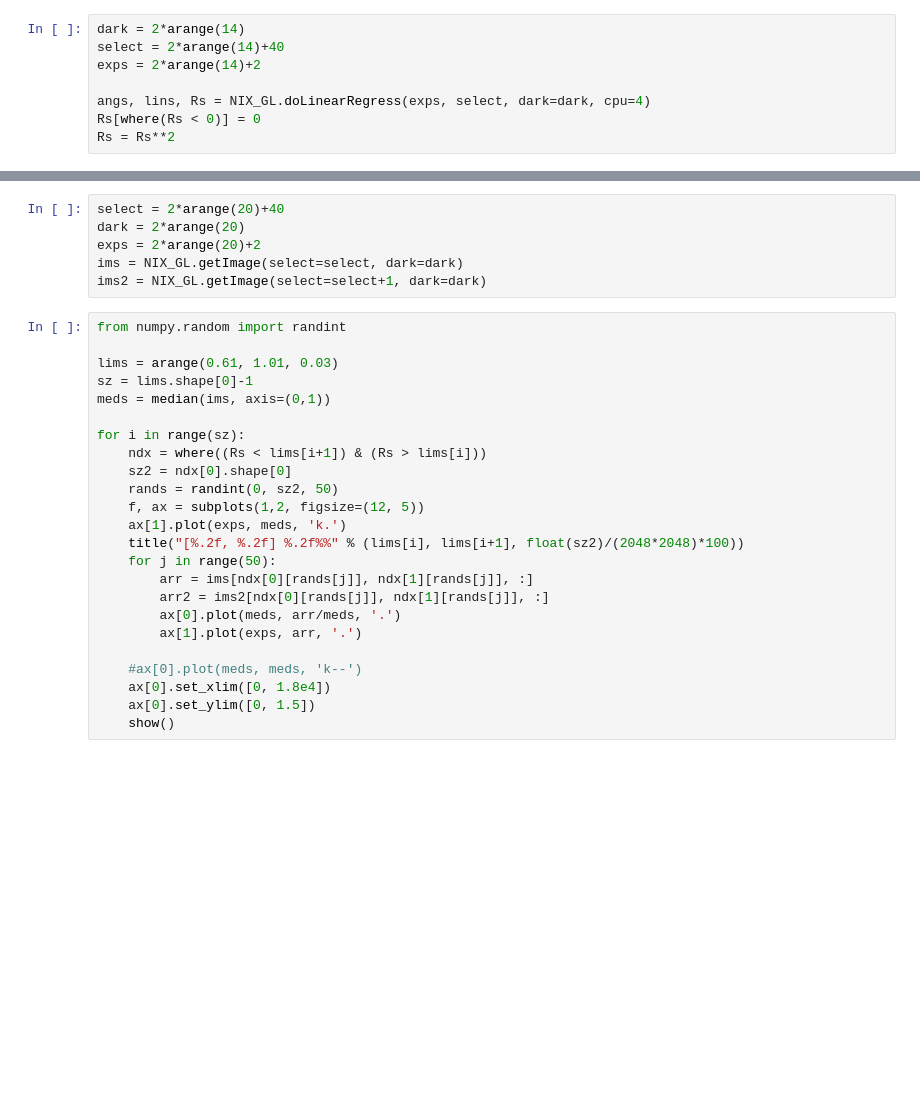
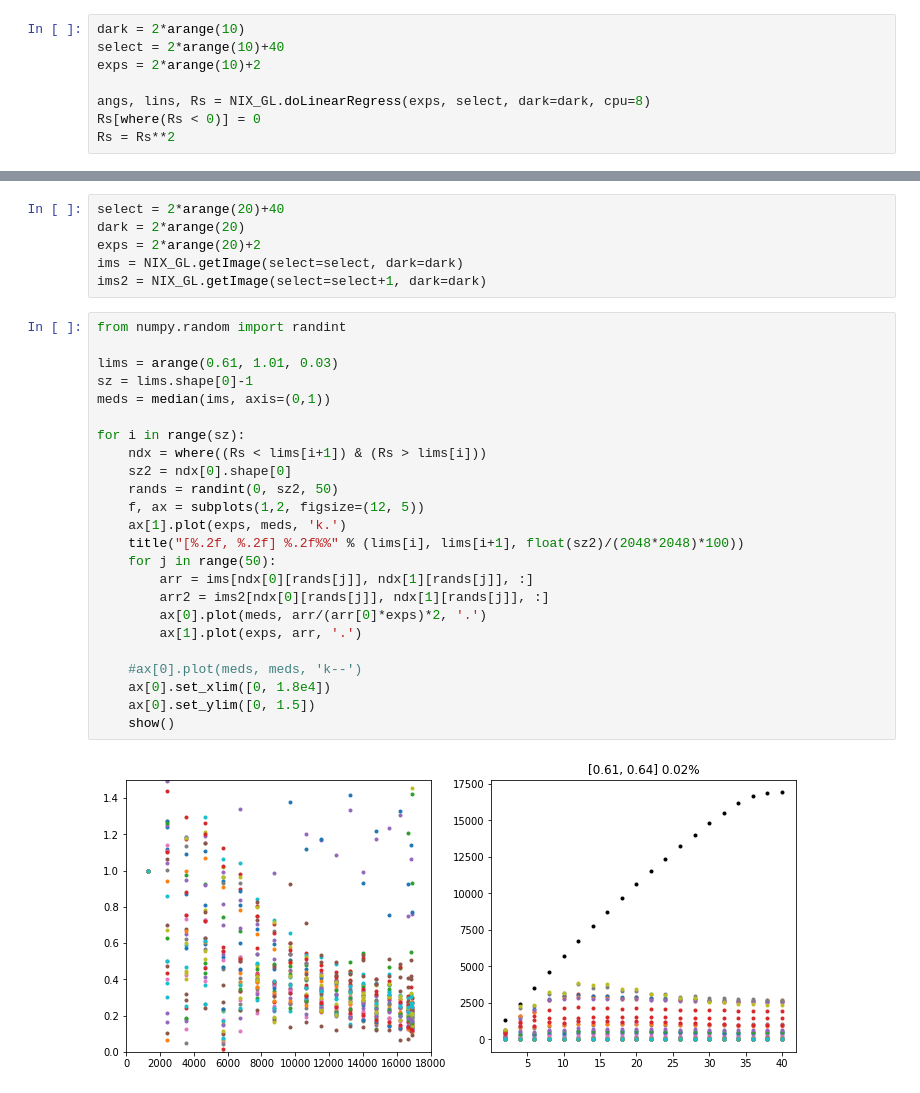
Before and after one commit to pssncp142/NIX_Testing, a Jupyter notebook: workdir/MessingAround.ipynb, the cells around one changed output, grey strips where cells are left out. Cells and saved outputs as stored; diff of their text form; blank space fills up the shorter version.

```diff
--- a/workdir/MessingAround.ipynb
+++ b/workdir/MessingAround.ipynb
@@ -10,11 +11,11 @@ test_ids = ['PER-124-04-1']
 config = {'test_ids' : test_ids, 'data_dir' : data_dir}
 NIX_GL = NIX_Image_List(config)
 # %%
-dark = 2*arange(14)
-select = 2*arange(14)+40
-exps = 2*arange(14)+2
+dark = 2*arange(10)
+select = 2*arange(10)+40
+exps = 2*arange(10)+2
 
-angs, lins, Rs = NIX_GL.doLinearRegress(exps, select, dark=dark, cpu=4)
+angs, lins, Rs = NIX_GL.doLinearRegress(exps, select, dark=dark, cpu=8)
 Rs[where(Rs < 0)] = 0
 Rs = Rs**2
 # %% [output]
@@ -45,24 +47,26 @@ ims2 = NIX_GL.getImage(select=select+1, dark=dark)
 # %%
 from numpy.random import randint
 
 lims = arange(0.61, 1.01, 0.03)
 sz = lims.shape[0]-1
 meds = median(ims, axis=(0,1))
 
 for i in range(sz):
     ndx = where((Rs < lims[i+1]) & (Rs > lims[i]))
     sz2 = ndx[0].shape[0]
     rands = randint(0, sz2, 50)
     f, ax = subplots(1,2, figsize=(12, 5))
     ax[1].plot(exps, meds, 'k.')
     title("[%.2f, %.2f] %.2f%%" % (lims[i], lims[i+1], float(sz2)/(2048*2048)*100))
     for j in range(50):
         arr = ims[ndx[0][rands[j]], ndx[1][rands[j]], :]
         arr2 = ims2[ndx[0][rands[j]], ndx[1][rands[j]], :]
-        ax[0].plot(meds, arr/meds, '.')
+        ax[0].plot(meds, arr/(arr[0]*exps)*2, '.')
         ax[1].plot(exps, arr, '.')
 
     #ax[0].plot(meds, meds, 'k--')
     ax[0].set_xlim([0, 1.8e4])
     ax[0].set_ylim([0, 1.5])
     show()
+# %% [output]
+[figure, added]
```
Also changed, not shown: parts of 6 cells of this notebook, 4 other files.
